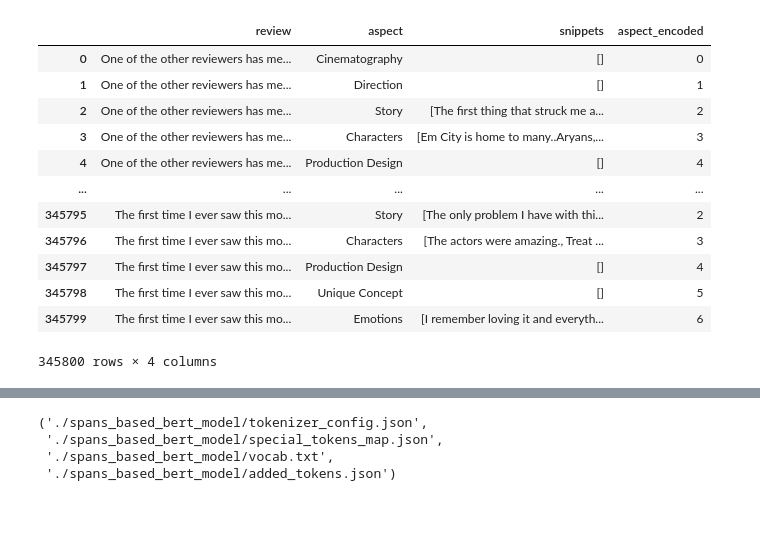
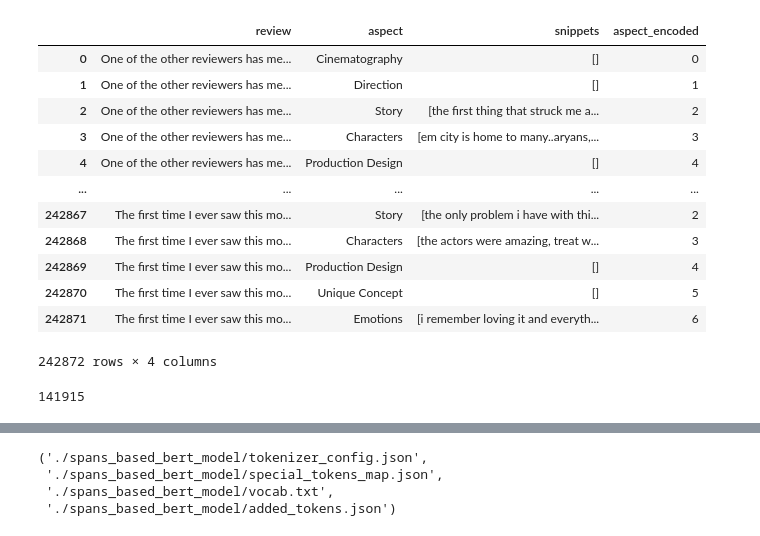
Before and after one commit to lowerated/L-M-6-Lowerated, a Jupyter notebook: train-test/v3_train.ipynb, the cells around one changed output, grey strips where cells are left out. Saved outputs shown, nothing was run; the diff lists cells and outputs as text; code cells hidden in the pictures.

```diff
--- a/train-test/v3_train.ipynb
+++ b/train-test/v3_train.ipynb
@@ -0,0 +1,7 @@
+# %%
+import json
+import pandas as pd
+
+# Load dataset
+with open('../../new_spans_labeled.json', 'r') as file:
+    dataset = json.load(file)
@@ -0,0 +49,24 @@
+# %%
+
+# Dictionary to hold counts
+label_counts = {
+    'Cinematography': 0,
+    'Direction': 0,
+    'Story': 0,
+    'Characters': 0,
+    'Production Design': 0,
+    'Unique Concept': 0,
+    'Emotions': 0
+}
+
+# Counting the number of elements for each label in each review
+for review in reviews_list:
+    for label in label_counts:
+        if len(review[label]):
+            # print(review[label])
+            label_counts[label] += 1
+
+# Printing the counts
+print("Label counts:")
+for label, count in label_counts.items():
+    print(f"{label}: {count}")
@@ -1,53 +82,57 @@
 # %%
-import json
-import pandas as pd
-
-# Load dataset
-with open('../data/new_spans_labeled.json', 'r') as file:
-    dataset = json.load(file)
-
 # Aspects of interest
 aspects = ['Cinematography', 'Direction', 'Story', 'Characters', "Production Design", "Unique Concept", "Emotions"]
 
 # Aspect encoding mapping
 aspect_encoding = {aspect: index for index, aspect in enumerate(aspects)}
 
 # Prepare data for DataFrame
 data = []
 
-for review in dataset:
+for review in reviews_list:
     review_text = review["review"]
     for aspect in aspects:
         snippets = review.get(aspect, [])  # Get the snippets for the aspect, default to an empty list
         if not snippets:  # Ensure a row even if there are no snippets
             snippets = [""]  # Use an empty string for consistency
 
         # Combine snippets into a single list for each aspect
         entry = {
             "review": review_text,
             "aspect": aspect,
             "snippets": [snippet.replace('"','') for snippet in snippets],  # Store snippets as a list
             "aspect_encoded": aspect_encoding[aspect]
         }
         data.append(entry)
 
 # Convert to DataFrame
 df = pd.DataFrame(data)
 df
 # %% [output]
 |  | review | aspect | snippets | aspect_encoded |
 | 0 | One of the other reviewers has me... | Cinematography | [] | 0 |
 | 1 | One of the other reviewers has me... | Direction | [] | 1 |
-| 2 | One of the other reviewers has me... | Story | [The first thing that struck me a... | 2 |
-| 3 | One of the other reviewers has me... | Characters | [Em City is home to many..Aryans,... | 3 |
+| 2 | One of the other reviewers has me... | Story | [the first thing that struck me a... | 2 |
+| 3 | One of the other reviewers has me... | Characters | [em city is home to many..aryans,... | 3 |
 | 4 | One of the other reviewers has me... | Production Design | [] | 4 |
 | ... | ... | ... | ... | ... |
-| 345795 | The first time I ever saw this mo... | Story | [The only problem I have with thi... | 2 |
-| 345796 | The first time I ever saw this mo... | Characters | [The actors were amazing., Treat ... | 3 |
-| 345797 | The first time I ever saw this mo... | Production Design | [] | 4 |
-| 345798 | The first time I ever saw this mo... | Unique Concept | [] | 5 |
-| 345799 | The first time I ever saw this mo... | Emotions | [I remember loving it and everyth... | 6 |
+| 242867 | The first time I ever saw this mo... | Story | [the only problem i have with thi... | 2 |
+| 242868 | The first time I ever saw this mo... | Characters | [the actors were amazing, treat w... | 3 |
+| 242869 | The first time I ever saw this mo... | Production Design | [] | 4 |
+| 242870 | The first time I ever saw this mo... | Unique Concept | [] | 5 |
+| 242871 | The first time I ever saw this mo... | Emotions | [i remember loving it and everyth... | 6 |
-345800 rows × 4 columns
+242872 rows × 4 columns
+# %%
+#count where snippets are zero:
+count = 0
+for i in df['snippets']:
+    # print(i)
+    if i == ['']:
+        count += 1
+
+count
+# %% [output]
+141915
 # %%
 df.to_csv("../data/formatted_data.csv")
 # %%
```
Also changed, not shown: parts of 10 cells of this notebook, 13 other files.
